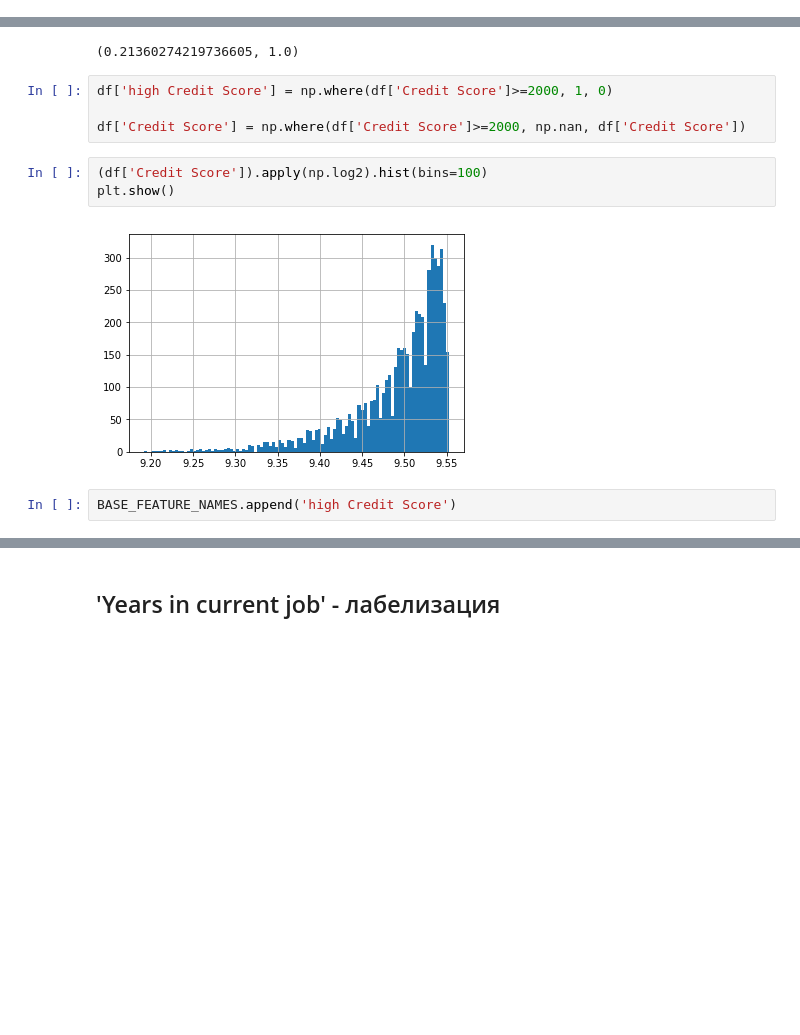
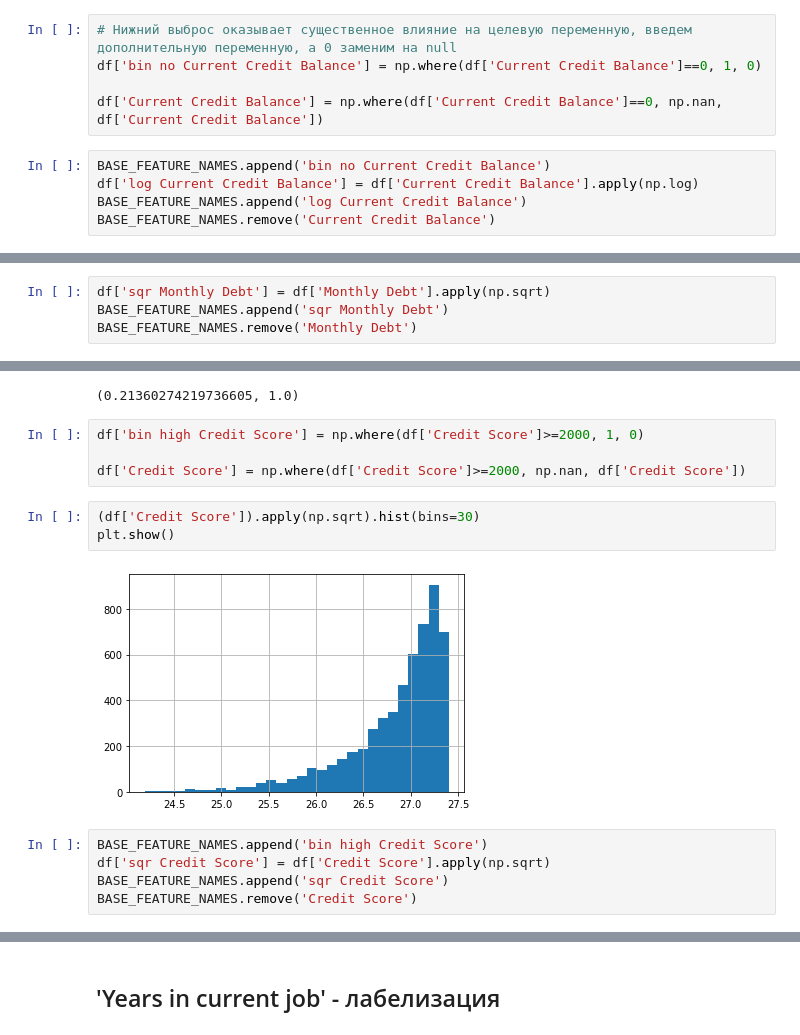
Before and after one commit to VadimGrishin/BinClass_GB, a Jupyter notebook: default_predict_project.ipynb, the cells around one changed output, grey strips where cells are left out. Saved outputs shown, nothing was run; the diff lists cells and outputs as text; blank space fills up the shorter version.

```diff
--- a/default_predict_project.ipynb
+++ b/default_predict_project.ipynb
@@ -213,3 +243,13 @@ plt.show()
+# %%
+# Нижний выброс оказывает существенное влияние на целевую переменную, введем дополнительную переменную, а 0 заменим на null
+df['bin no Current Credit Balance'] = np.where(df['Current Credit Balance']==0, 1, 0)
+
+df['Current Credit Balance'] = np.where(df['Current Credit Balance']==0, np.nan, df['Current Credit Balance'])
+# %%
+BASE_FEATURE_NAMES.append('bin no Current Credit Balance')
+df['log Current Credit Balance'] = df['Current Credit Balance'].apply(np.log)
+BASE_FEATURE_NAMES.append('log Current Credit Balance')
+BASE_FEATURE_NAMES.remove('Current Credit Balance')
 # %% [markdown]
 ### 'Monthly Debt'
 # %%
@@ -219,0 +260,4 @@ plt.show()
+# %%
+df['sqr Monthly Debt'] = df['Monthly Debt'].apply(np.sqrt)
+BASE_FEATURE_NAMES.append('sqr Monthly Debt')
+BASE_FEATURE_NAMES.remove('Monthly Debt')
@@ -231,13 +277,16 @@ df.loc[df['Credit Score']<2000, TARGET_NAME].mean(), df.loc[df['Credit Score']>=
 # %% [output]
 (0.21360274219736605, 1.0)
 # %%
-df['high Credit Score'] = np.where(df['Credit Score']>=2000, 1, 0)
+df['bin high Credit Score'] = np.where(df['Credit Score']>=2000, 1, 0)
 
 df['Credit Score'] = np.where(df['Credit Score']>=2000, np.nan, df['Credit Score'])
 # %%
-(df['Credit Score']).apply(np.log2).hist(bins=100)
+(df['Credit Score']).apply(np.sqrt).hist(bins=30)
 plt.show()
 # %% [output]
-[figure, old version]
+[figure, new version]
-# %%
-BASE_FEATURE_NAMES.append('high Credit Score')
+# %%
+BASE_FEATURE_NAMES.append('bin high Credit Score')
+df['sqr Credit Score'] = df['Credit Score'].apply(np.sqrt)
+BASE_FEATURE_NAMES.append('sqr Credit Score')
+BASE_FEATURE_NAMES.remove('Credit Score')
```
Also changed, not shown: parts of 85 cells of this notebook.
